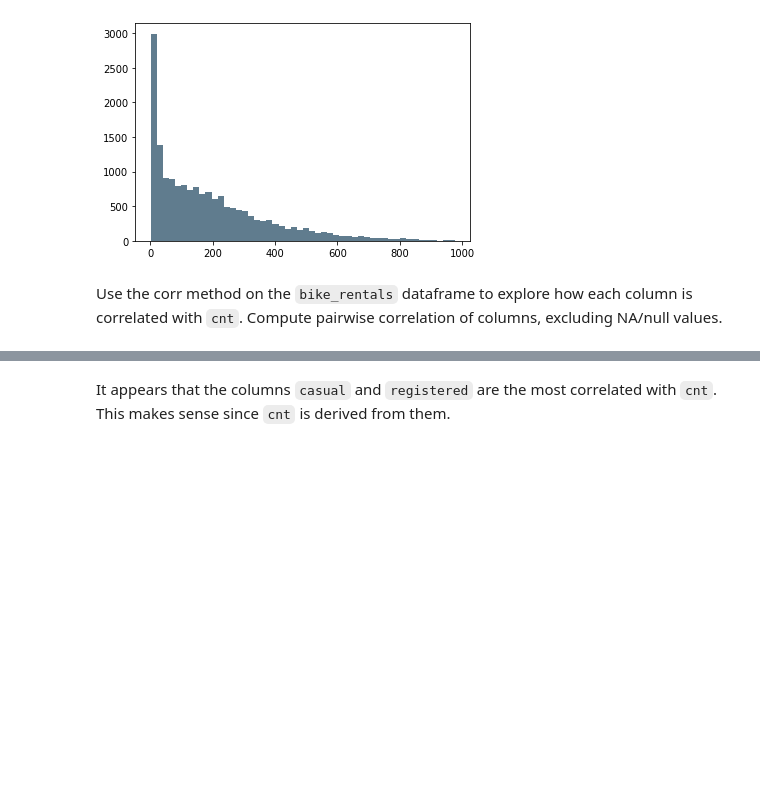
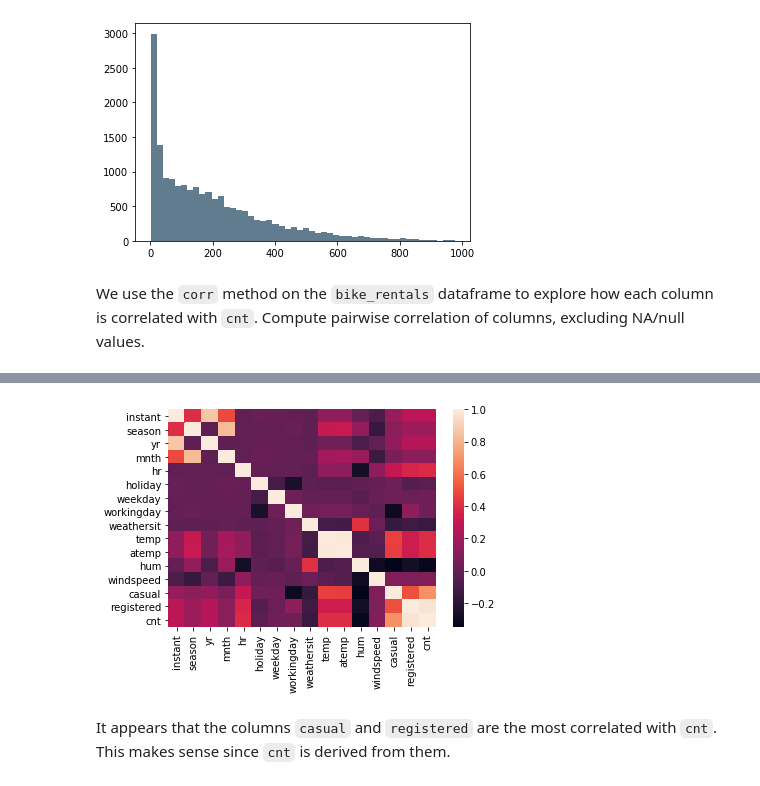
Before and after one commit to MarcoSutti/ml_projects, a Jupyter notebook: 4-predicting-bike-rentals/Predict_Bike_Rentals.ipynb, the cells around one changed output, grey strips where cells are left out. Saved outputs shown, nothing was run; the diff lists cells and outputs as text; code cells hidden in the pictures; blank space fills up the shorter version.

```diff
--- a/4-predicting-bike-rentals/Predict_Bike_Rentals.ipynb
+++ b/4-predicting-bike-rentals/Predict_Bike_Rentals.ipynb
@@ -31,10 +32,11 @@ plt.show()
 # %% [output]
 [figure]
 # %% [markdown]
-Use the corr method on the `bike_rentals` dataframe to explore how each column is correlated with `cnt`.
+We use the `corr` method on the `bike_rentals` dataframe to explore how each column is correlated with `cnt`.
 Compute pairwise correlation of columns, excluding NA/null values.
 # %%
-bike_rentals.corr(method='pearson')
+corrmat = bike_rentals.corr(method='pearson')
+corrmat
 # %% [output]
 |  | instant | season | yr | mnth | hr | holiday | weekday | workingday | weathersit | temp | ... |
 | instant | 1.000000 | 0.404046 | 0.866014 | 0.489164 | -0.004775 | 0.014723 | 0.001357 | -0.003416 | -0.014198 | 0.136178 | ... |
@@ -53,6 +55,13 @@ bike_rentals.corr(method='pearson')
 | casual | 0.158295 | 0.120206 | 0.142779 | 0.068457 | 0.301202 | 0.031564 | 0.032721 | -0.300942 | -0.152628 | 0.459616 | ... |
 | registered | 0.282046 | 0.174226 | 0.253684 | 0.122273 | 0.374141 | -0.047345 | 0.021578 | 0.134326 | -0.120966 | 0.335361 | ... |
 | cnt | 0.278379 | 0.178056 | 0.250495 | 0.120638 | 0.394071 | -0.030927 | 0.026900 | 0.030284 | -0.142426 | 0.404772 | ... |
+# %%
+# MS: Use the seaborn.heatmap() function to generate a correlation matrix heatmap.
+%matplotlib inline
+sns.heatmap(corrmat)
+plt.show()
+# %% [output]
+[figure, added]
 # %% [markdown]
 It appears that the columns `casual` and `registered` are the most correlated with `cnt`. This makes sense since `cnt` is derived from them.
 # %% [markdown]
```
Also changed, not shown: parts of 10 cells of this notebook, 3 other files.
